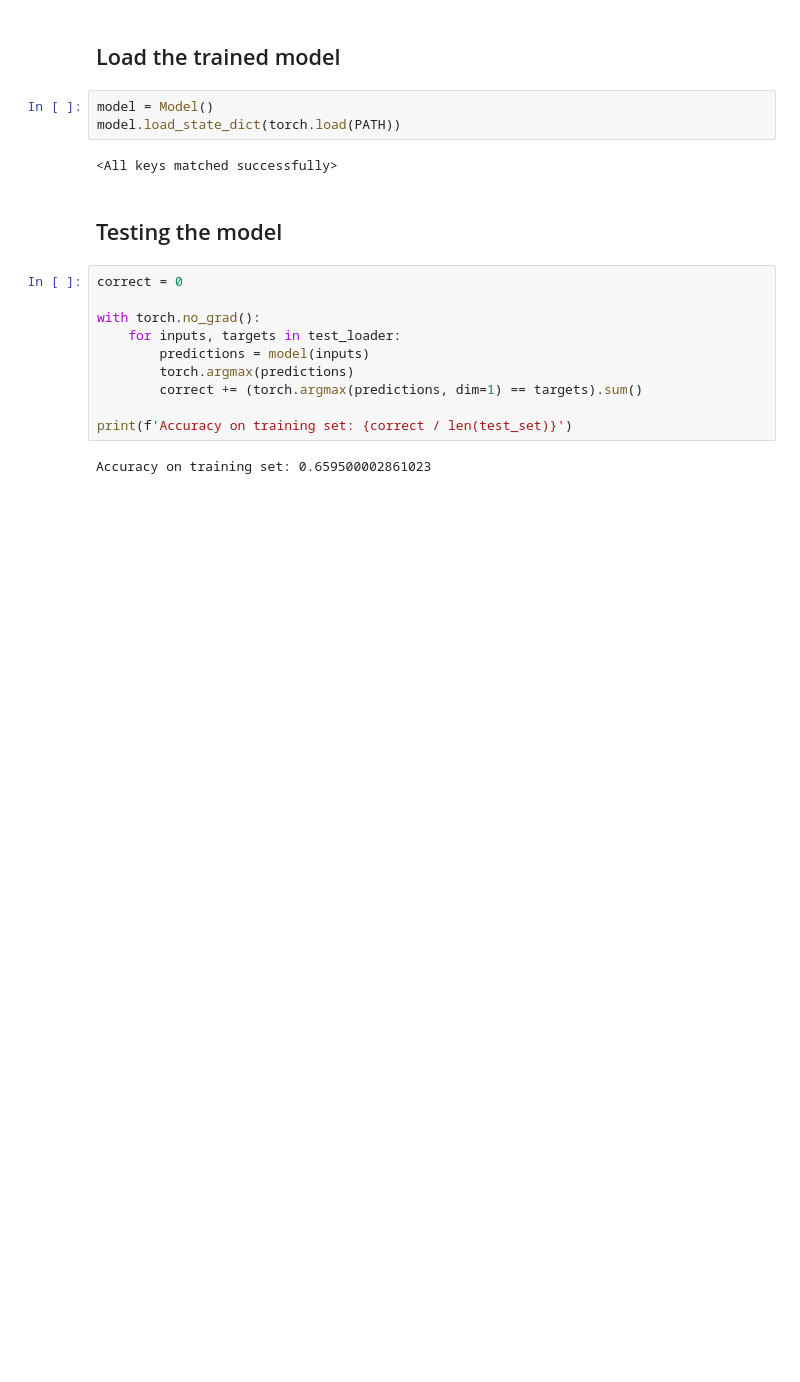
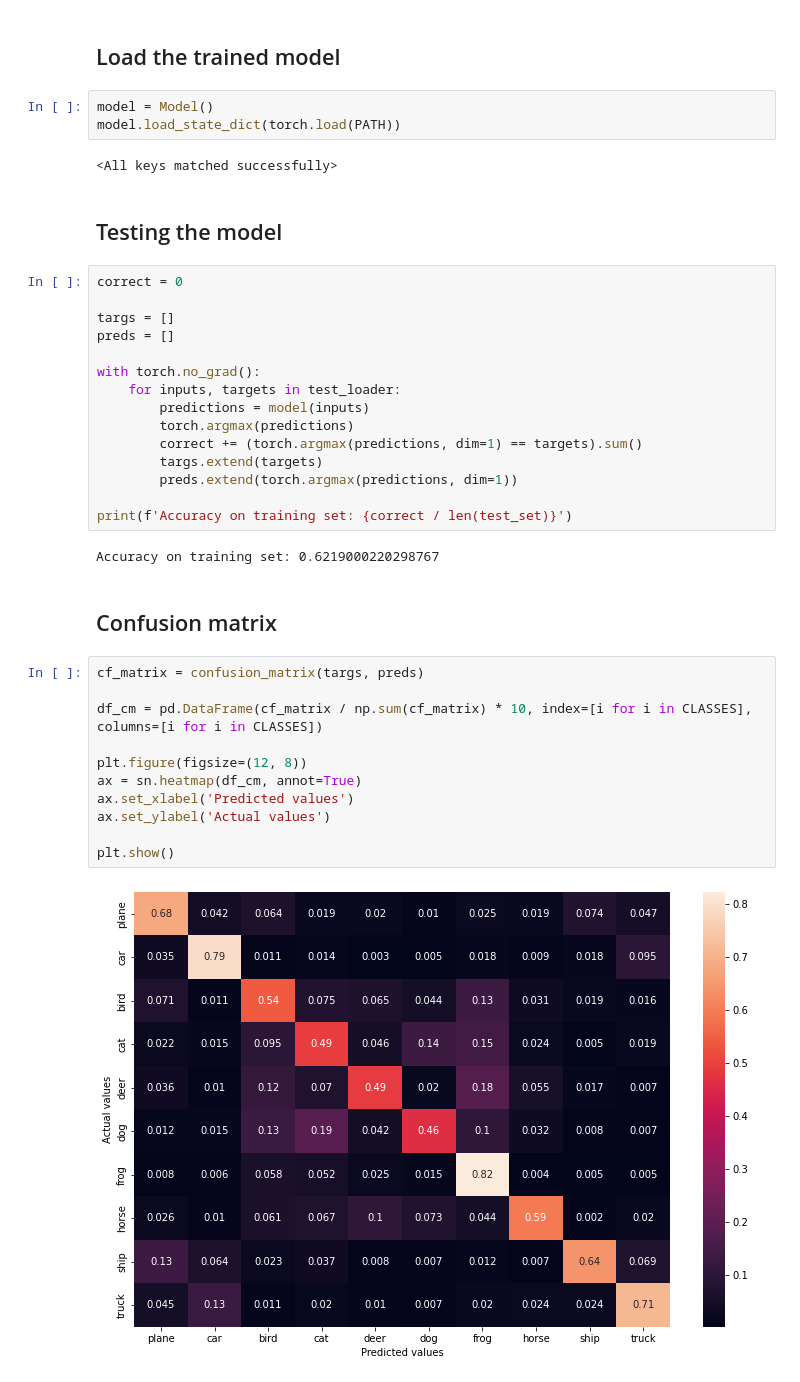
Before and after one commit to goodnic/MSE-TSM_DeLearn, a Jupyter notebook: Exercises/06/ex3.ipynb, the cells around one changed output. Saved outputs shown, nothing was run; the diff lists cells and outputs as text; blank space fills up the shorter version.

```diff
--- a/Exercises/06/ex3.ipynb
+++ b/Exercises/06/ex3.ipynb
@@ -151,13 +220,33 @@ model.load_state_dict(torch.load(PATH))
 ## Testing the model
 # %%
 correct = 0
+
+targs = []
+preds = []
 
 with torch.no_grad():
     for inputs, targets in test_loader:
         predictions = model(inputs)
         torch.argmax(predictions)
         correct += (torch.argmax(predictions, dim=1) == targets).sum()
+        targs.extend(targets)
+        preds.extend(torch.argmax(predictions, dim=1))
 
 print(f'Accuracy on training set: {correct / len(test_set)}')
 # %% [output]
-Accuracy on training set: 0.659500002861023
+Accuracy on training set: 0.6219000220298767
+# %% [markdown]
+## Confusion matrix
+# %%
+cf_matrix = confusion_matrix(targs, preds)
+
+df_cm = pd.DataFrame(cf_matrix / np.sum(cf_matrix) * 10, index=[i for i in CLASSES], columns=[i for i in CLASSES])
+
+plt.figure(figsize=(12, 8))
+ax = sn.heatmap(df_cm, annot=True)
+ax.set_xlabel('Predicted values')
+ax.set_ylabel('Actual values')
+
+plt.show()
+# %% [output]
+[figure, added]
```
Also changed, not shown: parts of 13 cells of this notebook, 1 other file.
